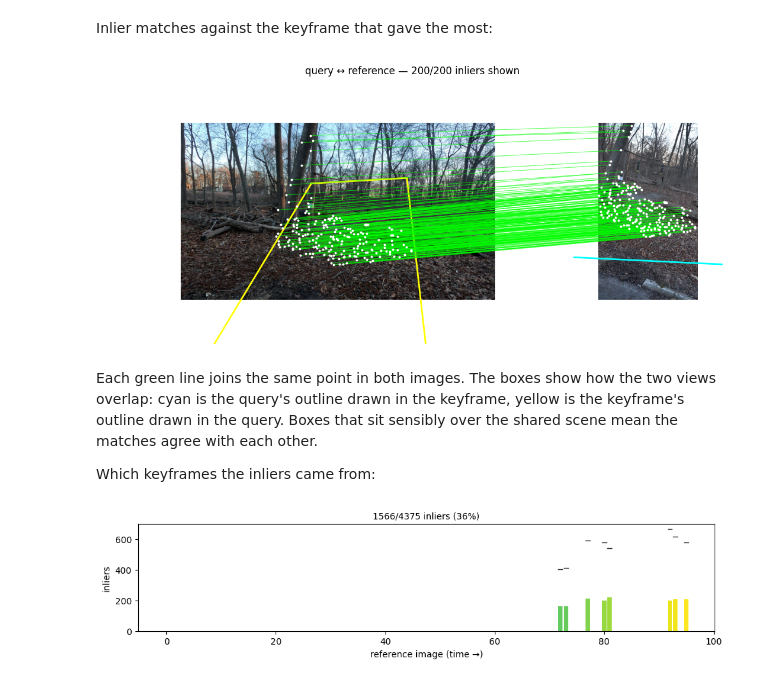
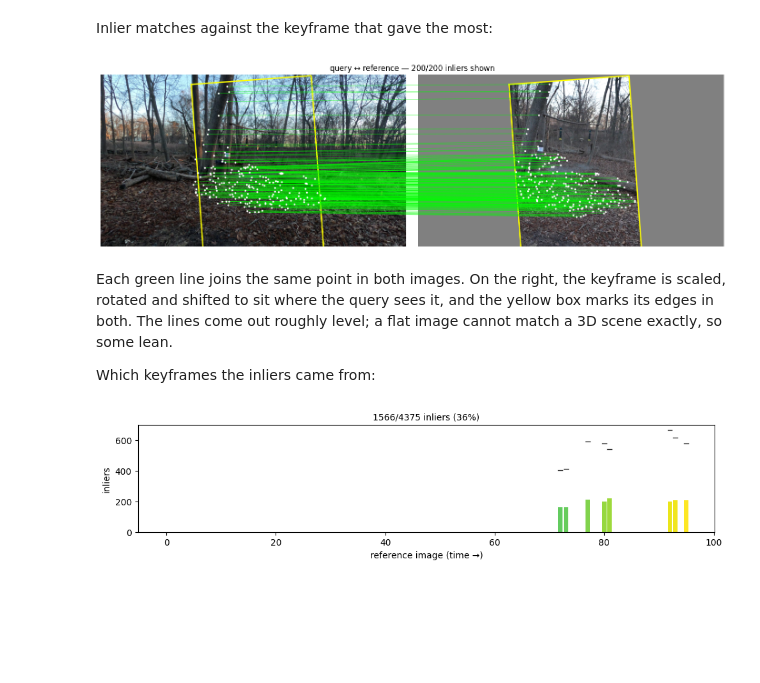
Before and after one commit to BasisResearch/collab-splats, a Jupyter notebook: docs/source/tutorials/06_localization/localization.ipynb, the cells around one changed output. Saved outputs shown, nothing was run; the diff lists cells and outputs as text; code cells hidden in the pictures; blank space fills up the shorter version.

```diff
--- a/docs/source/tutorials/06_localization/localization.ipynb
+++ b/docs/source/tutorials/06_localization/localization.ipynb
@@ -121,16 +119,14 @@ Inlier matches against the keyframe that gave the most:
 # %%
 best = pose.ranked_ref_frames[0]
 ref_image = images[best]
 query_px, ref_px, inliers = correspondences_for_ref(pose, best, ref_image.shape[:2])
-fig = plot_correspondences(
-    query, ref_image, query_px[inliers], ref_px[inliers], warp_corners=True
-)
+fig = plot_correspondences(query, ref_image, query_px[inliers], ref_px[inliers], align=True)
 # %% [output]
-[figure, old version]
+[figure, new version]
 # %% [markdown]
-Each green line joins the same point in both images. The boxes show how the two views overlap:
-cyan is the query's outline drawn in the keyframe, yellow is the keyframe's outline drawn in the
-query. Boxes that sit sensibly over the shared scene mean the matches agree with each other.
+Each green line joins the same point in both images. On the right, the keyframe is scaled,
+rotated and shifted to sit where the query sees it, and the yellow box marks its edges in both. The
+lines come out roughly level; a flat image cannot match a 3D scene exactly, so some lean.
 
 Which keyframes the inliers came from:
 # %%
```
Also changed, not shown: parts of 1 cell of this notebook, 3 other files.
